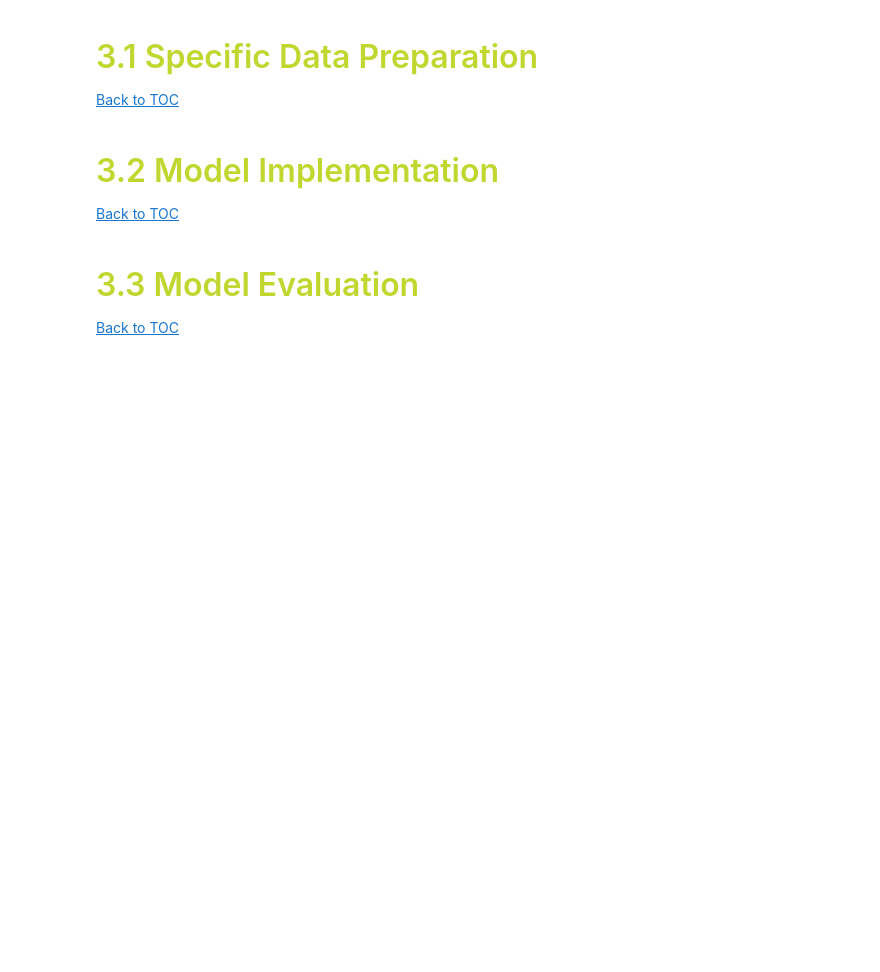
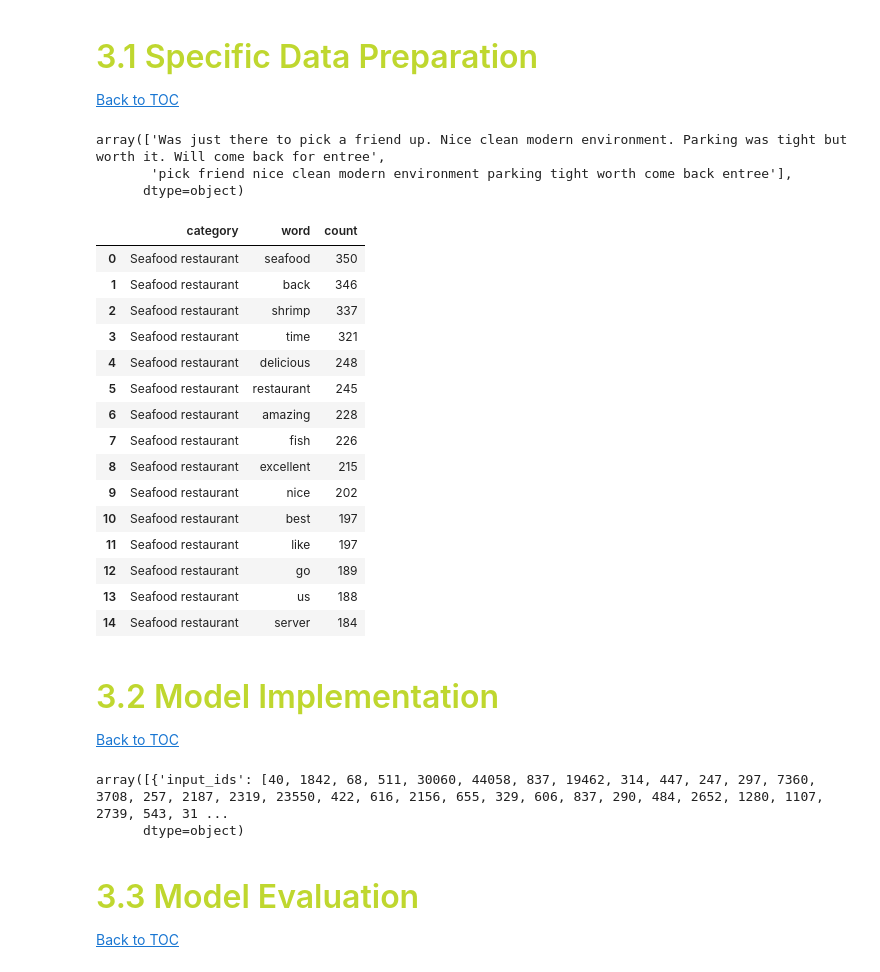
Before and after one commit to beatrizmarques2005/text_mining_in_reviews, a Jupyter notebook: notebooks/03_multilabel_classification.ipynb, the cells around one changed output. Cells and saved outputs as stored; diff of their text form; code cells hidden in the pictures; blank space fills up the shorter version.

```diff
--- a/notebooks/03_multilabel_classification.ipynb
+++ b/notebooks/03_multilabel_classification.ipynb
@@ -94,3 +92,70 @@ dataset = dataset_original.copy()
 ## <font color='#BFD72F' size=6>3.1 Specific Data Preparation</font> <a class="anchor" id="P3.1"></a>
 
 [Back to TOC](#toc)
+# %%
+dataset['cleaned_review_body'] = dataset['text'].apply(
+    lambda x: main_pipeline(
+        raw_text=x,
+        no_stopwords=True,            # Keep stopwords
+        stopwords_tokeep=[],
+        extra_stopwords=["food", "great", "good", "service", "place"],
+        convert_diacritics=True,
+        lowercase=True,
+        lemmatized=True,              # Helps reduce vocabulary
+        list_pos=[],
+        stemmed=False,
+        pos_tags_list='no_pos',
+        tokenized_output=False,
+        no_emojis=True,
+        no_hashtags=True,
+        hashtag_retain_words=False,
+        no_newlines=True,
+        no_urls=True,
+        no_punctuation=True,
+        normalized_repeated_chars=True # "soooo good" → "soo good"
+    )
+)
+# %%
+dataset[['text', 'cleaned_review_body']].iloc[49].values
+# %% [output]
+array(['Was just there to pick a friend up. Nice clean modern environment. Parking was tight but worth it. Will come back for entree',
+       'pick friend nice clean modern environment parking tight worth come back entree'],
+      dtype=object)
+# %%
+vectorizer = CountVectorizer(max_df=0.8, min_df=5)
+
+X = vectorizer.fit_transform(dataset['cleaned_review_body'])
+words = vectorizer.get_feature_names_out()
+
+category_word_freq = []
+
+for cat in dataset['categoryName'].unique():
+    texts = dataset[dataset['categoryName'] == cat]['cleaned_review_body']
+    X_cat = vectorizer.transform(texts)
+    counts = X_cat.sum(axis=0).A1
+    freq = dict(zip(words, counts))
+    top_words = Counter(freq).most_common(15)  # top 15 per category
+
+    for word, count in top_words:
+        category_word_freq.append({'category': cat, 'word': word, 'count': count})
+
+
+df_freq = pd.DataFrame(category_word_freq)
+df_freq.head(15)
+# %% [output]
+|  | category | word | count |
+| 0 | Seafood restaurant | seafood | 350 |
+| 1 | Seafood restaurant | back | 346 |
+| 2 | Seafood restaurant | shrimp | 337 |
+| 3 | Seafood restaurant | time | 321 |
+| 4 | Seafood restaurant | delicious | 248 |
+| 5 | Seafood restaurant | restaurant | 245 |
+| 6 | Seafood restaurant | amazing | 228 |
+| 7 | Seafood restaurant | fish | 226 |
+| 8 | Seafood restaurant | excellent | 215 |
+| 9 | Seafood restaurant | nice | 202 |
+| 10 | Seafood restaurant | best | 197 |
+| 11 | Seafood restaurant | like | 197 |
+| 12 | Seafood restaurant | go | 189 |
+| 13 | Seafood restaurant | us | 188 |
+| 14 | Seafood restaurant | server | 184 |
@@ -101,3 +186,13 @@ dataset = dataset_original.copy()
+# %%
+def tokenize_function(content):
+    return tokenizer(content, padding="max_length", max_length=512, truncation=True)
+
+dataset["preproc_content"] = dataset["text"].apply(tokenize_function)
+
+dataset["preproc_content"].sample(1).values
+# %% [output]
+array([{'input_ids': [40, 1842, 68, 511, 30060, 44058, 837, 19462, 314, 447, 247, 297, 7360, 3708, 257, 2187, 2319, 23550, 422, 616, 2156, 655, 329, 606, 837, 290, 484, 2652, 1280, 1107, 2739, 543, 31 ...
+      dtype=object)
 # %% [markdown]
 ## <font color='#BFD72F' size=6>3.3 Model Evaluation</font> <a class="anchor" id="P3.3"></a>
 
```
Also changed, not shown: parts of 4 cells of this notebook.
